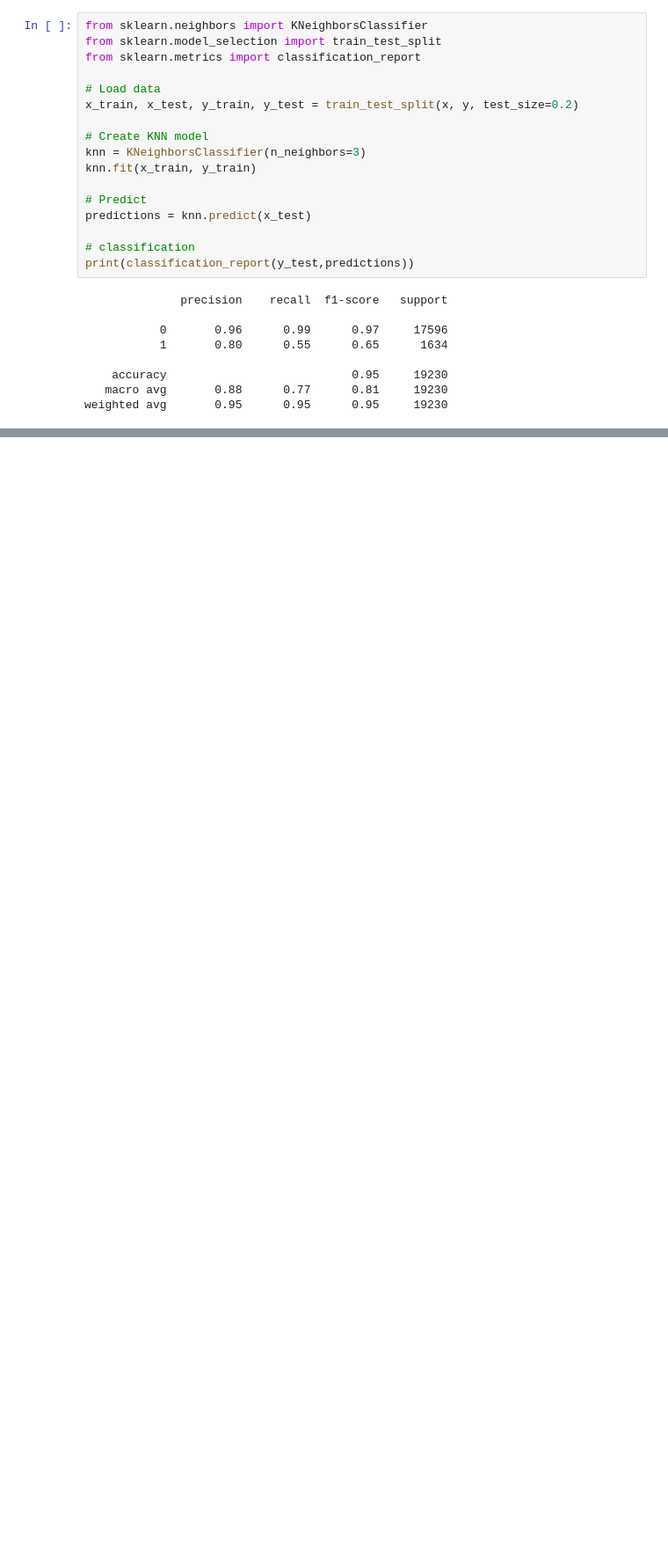
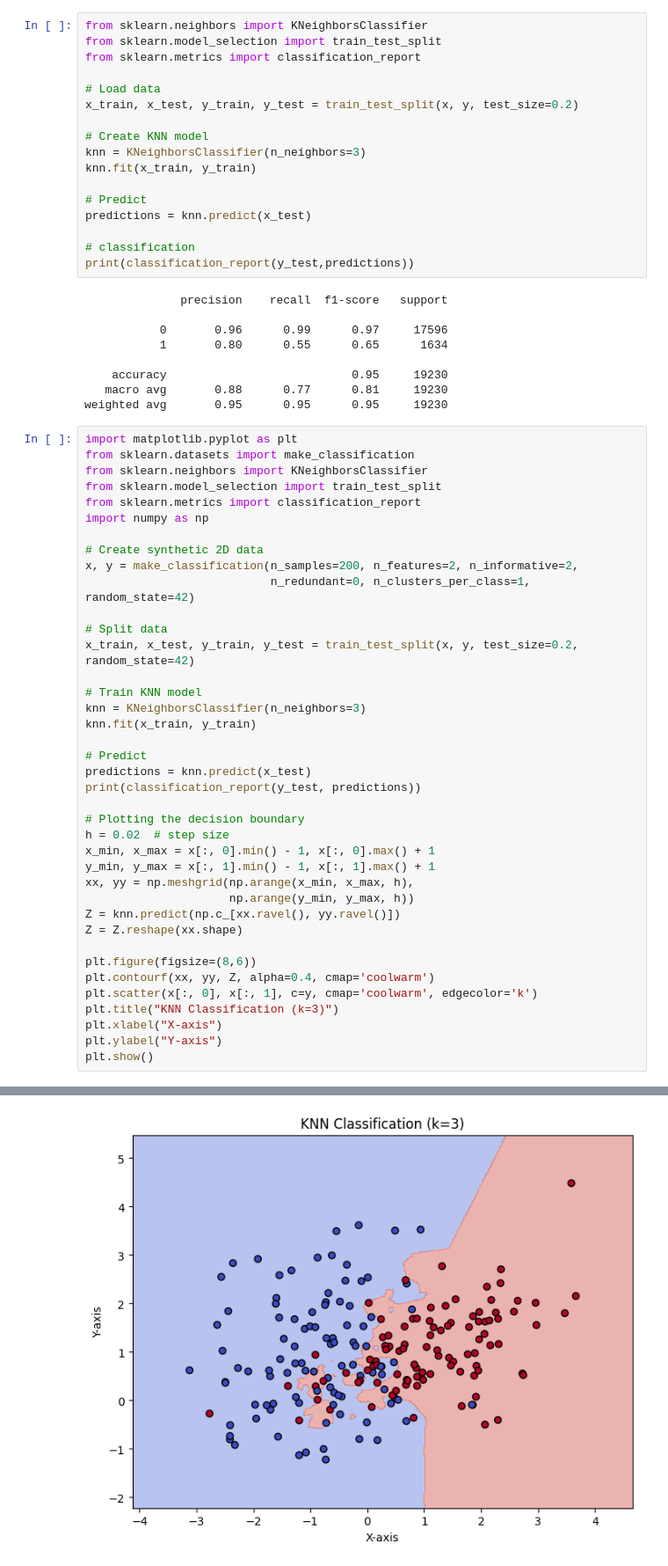
Before and after one commit to ArunK-ML/Learn---XG-Boost-KNN-SVM, a Jupyter notebook: model analysis_KNN.ipynb, the cells around one changed output, grey strips where cells are left out. Shown: that part at 88% size. Drawn from its saved outputs; the diff is of its cells as text; blank space fills up the shorter version.

```diff
--- a/model analysis_KNN.ipynb
+++ b/model analysis_KNN.ipynb
@@ -213,3 +213,43 @@ print(classification_report(y_test,predictions))
     accuracy                           0.95     19230
    macro avg       0.88      0.77      0.81     19230
 weighted avg       0.95      0.95      0.95     19230
+# %%
+import matplotlib.pyplot as plt
+from sklearn.datasets import make_classification
+from sklearn.neighbors import KNeighborsClassifier
+from sklearn.model_selection import train_test_split
+from sklearn.metrics import classification_report
+import numpy as np
+
+# Create synthetic 2D data
+x, y = make_classification(n_samples=200, n_features=2, n_informative=2,
+                           n_redundant=0, n_clusters_per_class=1, random_state=42)
+
+# Split data
+x_train, x_test, y_train, y_test = train_test_split(x, y, test_size=0.2, random_state=42)
+
+# Train KNN model
+knn = KNeighborsClassifier(n_neighbors=3)
+knn.fit(x_train, y_train)
+
+# Predict
+predictions = knn.predict(x_test)
+print(classification_report(y_test, predictions))
+
+# Plotting the decision boundary
+h = 0.02  # step size
+x_min, x_max = x[:, 0].min() - 1, x[:, 0].max() + 1
+y_min, y_max = x[:, 1].min() - 1, x[:, 1].max() + 1
+xx, yy = np.meshgrid(np.arange(x_min, x_max, h),
+                     np.arange(y_min, y_max, h))
+Z = knn.predict(np.c_[xx.ravel(), yy.ravel()])
+Z = Z.reshape(xx.shape)
+
+plt.figure(figsize=(8,6))
+plt.contourf(xx, yy, Z, alpha=0.4, cmap='coolwarm')
+plt.scatter(x[:, 0], x[:, 1], c=y, cmap='coolwarm', edgecolor='k')
+plt.title("KNN Classification (k=3)")
+plt.xlabel("X-axis")
+plt.ylabel("Y-axis")
+plt.show()
+# %% [output]
@@ -215,0 +264 @@ weighted avg       0.95      0.95      0.95     19230
+[figure, added]
```
Also changed, not shown: parts of 2 cells of this notebook.
